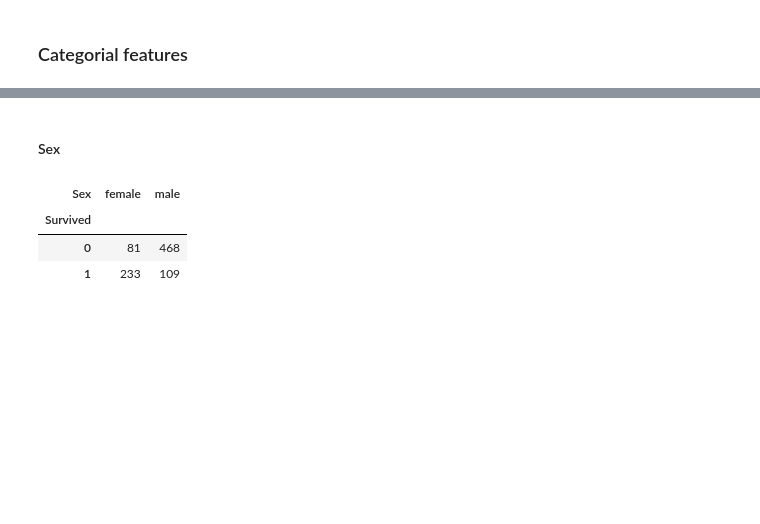
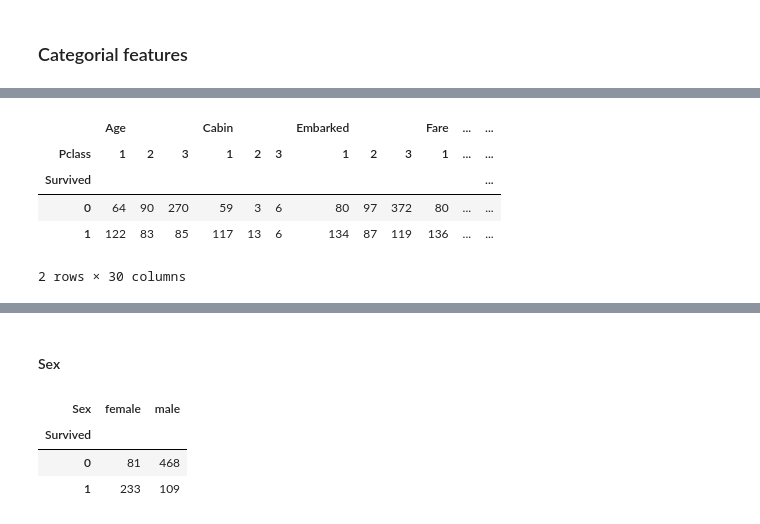
Before and after one commit to Pereyro/kaggle, a Jupyter notebook: TitanicCompetition/TitanicCompetition.ipynb, the cells around one changed output, grey strips where cells are left out. Saved outputs shown, nothing was run; the diff lists cells and outputs as text; code cells hidden in the pictures; blank space fills up the shorter version.

```diff
--- a/TitanicCompetition/TitanicCompetition.ipynb
+++ b/TitanicCompetition/TitanicCompetition.ipynb
@@ -267,0 +283,9 @@ Embarked
+# %%
+display(df)
+# %% [output]
+|  | Age |  |  | Cabin |  |  | Embarked |  |  | Fare | ... | ... |
+| Pclass | 1 | 2 | 3 | 1 | 2 | 3 | 1 | 2 | 3 | 1 | ... | ... |
+| Survived |  |  |  |  |  |  |  |  |  |  |  | ... |
+| 0 | 64 | 90 | 270 | 59 | 3 | 6 | 80 | 97 | 372 | 80 | ... | ... |
+| 1 | 122 | 83 | 85 | 117 | 13 | 6 | 134 | 87 | 119 | 136 | ... | ... |
+2 rows × 30 columns
```
Also changed, not shown: parts of 22 cells of this notebook.
